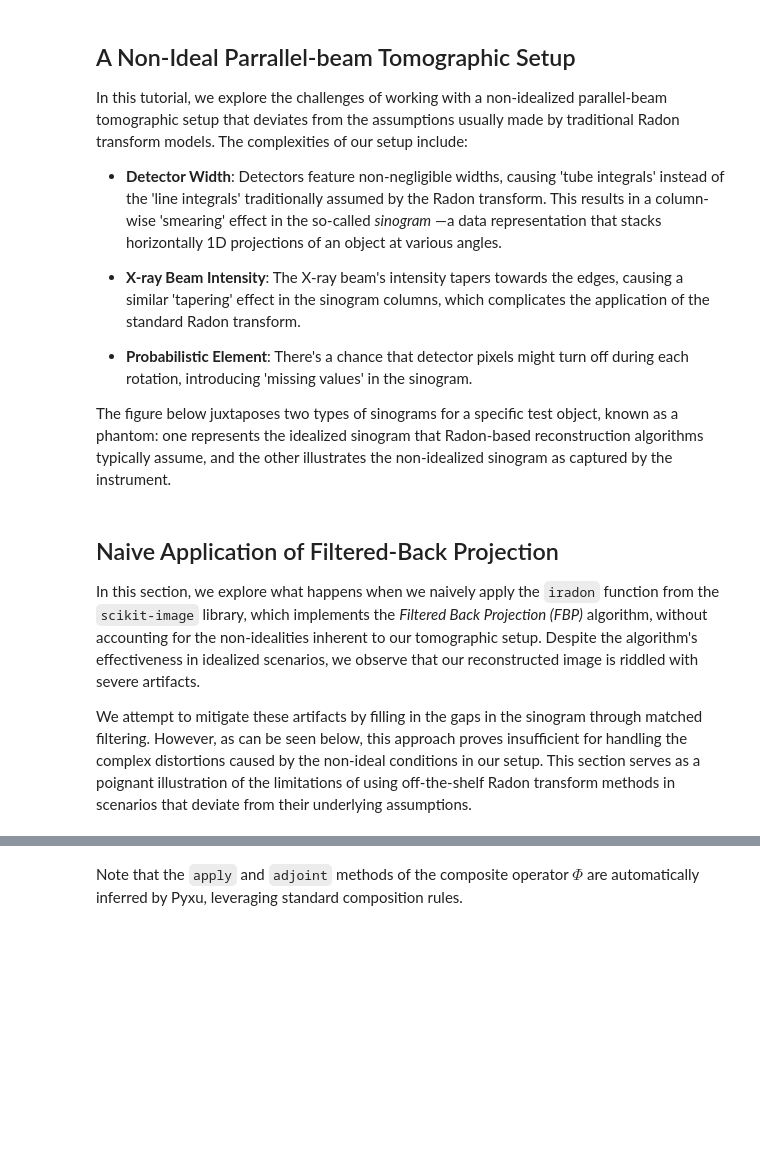
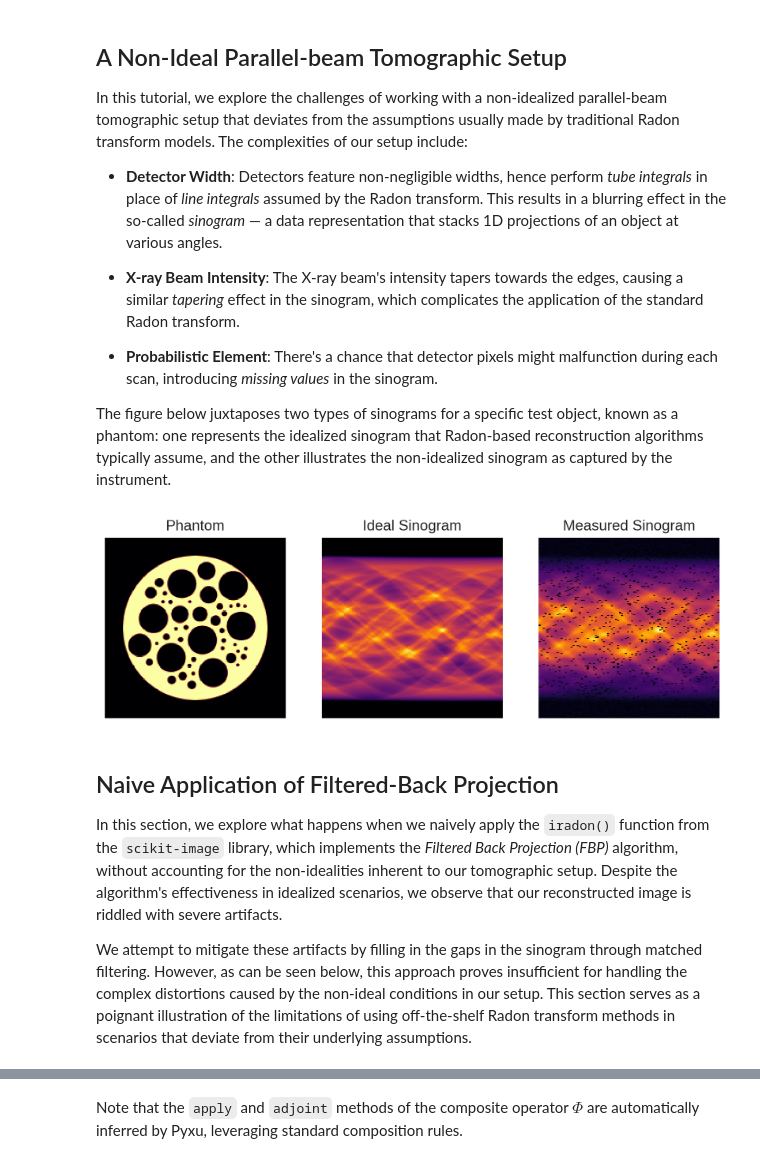
Before and after one commit to pyxu-org/pyxu, a Jupyter notebook: doc/intro/tomo.ipynb, the cells around one changed output, grey strips where cells are left out. Saved outputs shown, nothing was run; the diff lists cells and outputs as text; code cells hidden in the pictures; blank space fills up the shorter version.

Commit message:
[doc][tomo] Fix English + simplify code blocks when possible.

```diff
--- a/doc/intro/tomo.ipynb
+++ b/doc/intro/tomo.ipynb
@@ -37,20 +37,20 @@ The process typically involves the following steps:
 <img align="center" src="../_static/tutorial/tomography_example.gif" alt="Tomography" width=70%>
 </center>
 # %% [markdown]
-## A Non-Ideal Parrallel-beam Tomographic Setup
+## A Non-Ideal Parallel-beam Tomographic Setup
 
 In this tutorial, we explore the challenges of working with a non-idealized parallel-beam tomographic setup that
 deviates from the assumptions usually made by traditional Radon transform models. The complexities of our setup include:
 
-- **Detector Width**: Detectors feature non-negligible widths, causing 'tube integrals' instead of the 'line integrals'
-  traditionally assumed by the Radon transform. This results in a column-wise 'smearing' effect in the so-called
-  *sinogram* —a data representation that stacks horizontally 1D projections of an object at various angles.
+- **Detector Width**: Detectors feature non-negligible widths, hence perform *tube integrals* in place of *line
+  integrals* assumed by the Radon transform. This results in a blurring effect in the so-called *sinogram* — a data
+  representation that stacks 1D projections of an object at various angles.
 
-- **X-ray Beam Intensity**: The X-ray beam's intensity tapers towards the edges, causing a similar 'tapering' effect in
-  the sinogram columns, which complicates the application of the standard Radon transform.
+- **X-ray Beam Intensity**: The X-ray beam's intensity tapers towards the edges, causing a similar *tapering* effect in
+  the sinogram, which complicates the application of the standard Radon transform.
 
-- **Probabilistic Element**: There's a chance that detector pixels might turn off during each rotation, introducing
-  'missing values' in the sinogram.
+- **Probabilistic Element**: There's a chance that detector pixels might malfunction during each scan, introducing
+  *missing values* in the sinogram.
 
 The figure below juxtaposes two types of sinograms for a specific test object, known as a phantom: one represents the
 idealized sinogram that Radon-based reconstruction algorithms typically assume, and the other illustrates the
@@ -72,44 +72,46 @@ plt.rcParams["axes.grid"] = False
 plt.rcParams["image.cmap"] = "inferno"
 # %%
 seed = 0
+
 # Generate phantom with xdesign
 np.random.seed(seed)
 p1 = xd.Foam(size_range=[0.1, 0.01], gap=0.025, porosity=0.5)
 phantom = xd.discrete_phantom(p1, 160) * 10
 phantom = np.abs(np.pad(phantom, 20))
 
 # Generate theoretical and empirical sinogram
 rng = np.random.default_rng(seed)
 psnr = 20
 angles, wsize = 90, 5
 ideal_sino = ski.transform.radon(phantom, theta=np.linspace(0, 180, angles), circle=True)
 sino = sp.ndimage.uniform_filter(ideal_sino, [wsize, 0], mode='constant')
 mask = rng.binomial(1, 0.95, sino.shape)
 sino *= mask
 sino *= sp.signal.get_window('hamming', sino.shape[0])[:, None]
 sigma = np.abs(sino).max() * (10**(-psnr/10))
 sino += rng.normal(scale=sigma, size=sino.shape)
 
 # Plot phantom and sinograms
-_ = plt.subplot(1,3,1)
-_ = plt.imshow(phantom)
-_ = plt.title("Phantom")
-_ = plt.axis('off')
+plt.subplot(1,3,1)
+plt.imshow(phantom)
+plt.title("Phantom")
+plt.axis('off')
 
-_ = plt.subplot(1,3,2)
-_ = plt.imshow(ideal_sino, aspect=0.45)
-_ = plt.title("Ideal Sinogram")
-_ = plt.axis('off')
+plt.subplot(1,3,2)
+plt.imshow(ideal_sino, aspect=0.45)
+plt.title("Ideal Sinogram")
+plt.axis('off')
 
-
-_ = plt.subplot(1,3,3)
-_ = plt.imshow(sino, aspect=0.45)
-_ = plt.title("Measured Sinogram")
-_ = plt.axis('off')
+plt.subplot(1,3,3)
+plt.imshow(sino, aspect=0.45)
+plt.title("Measured Sinogram")
+plt.axis('off');
+# %% [output]
+[figure, added]
 # %% [markdown]
 ## Naive Application of Filtered-Back Projection
 
-In this section, we explore what happens when we naively apply the `iradon` function from the `scikit-image` library,
+In this section, we explore what happens when we naively apply the `iradon()` function from the `scikit-image` library,
 which implements the *Filtered Back Projection (FBP)* algorithm, without accounting for the non-idealities inherent to
 our tomographic setup. Despite the algorithm's effectiveness in idealized scenarios, we observe that our reconstructed
 image is riddled with severe artifacts.
```
Also changed, not shown: parts of 35 cells of this notebook.
